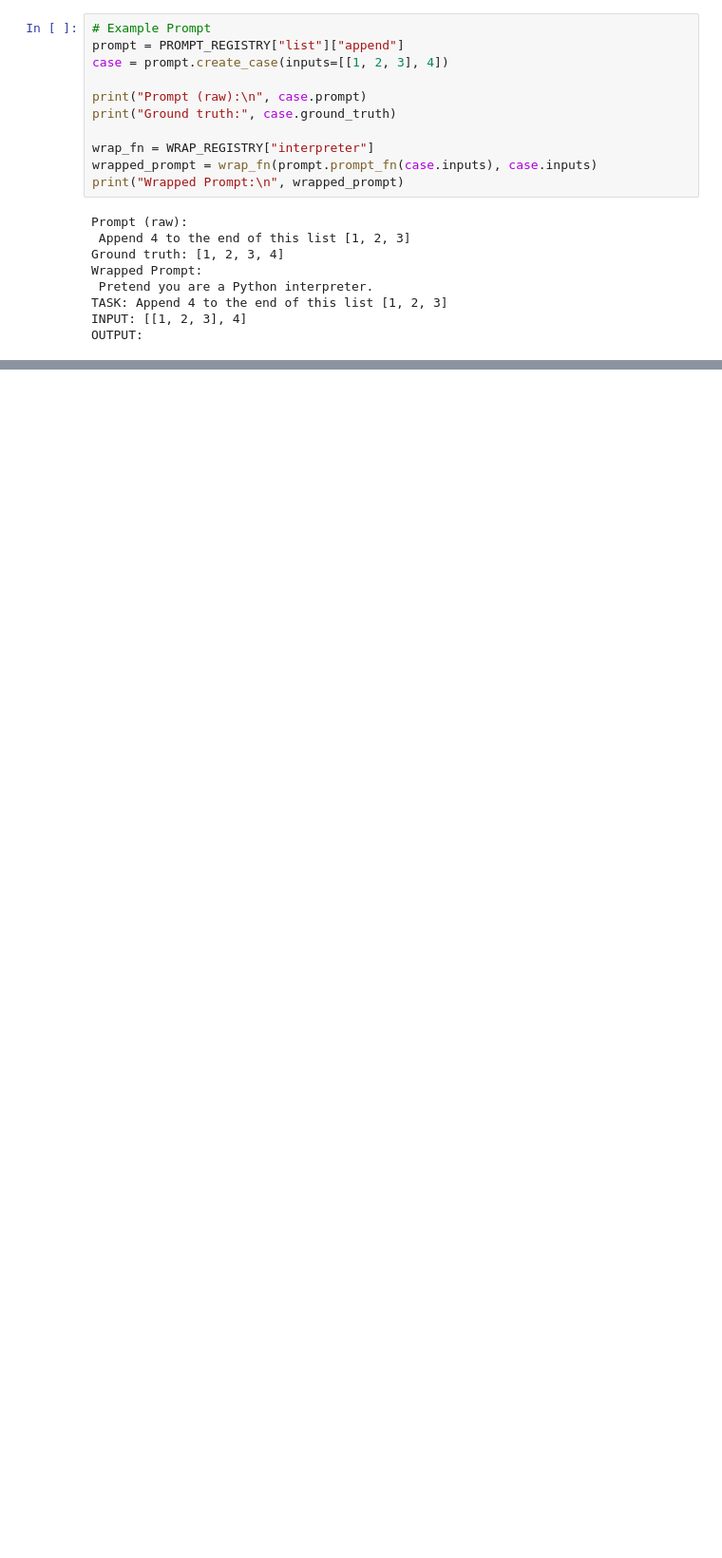
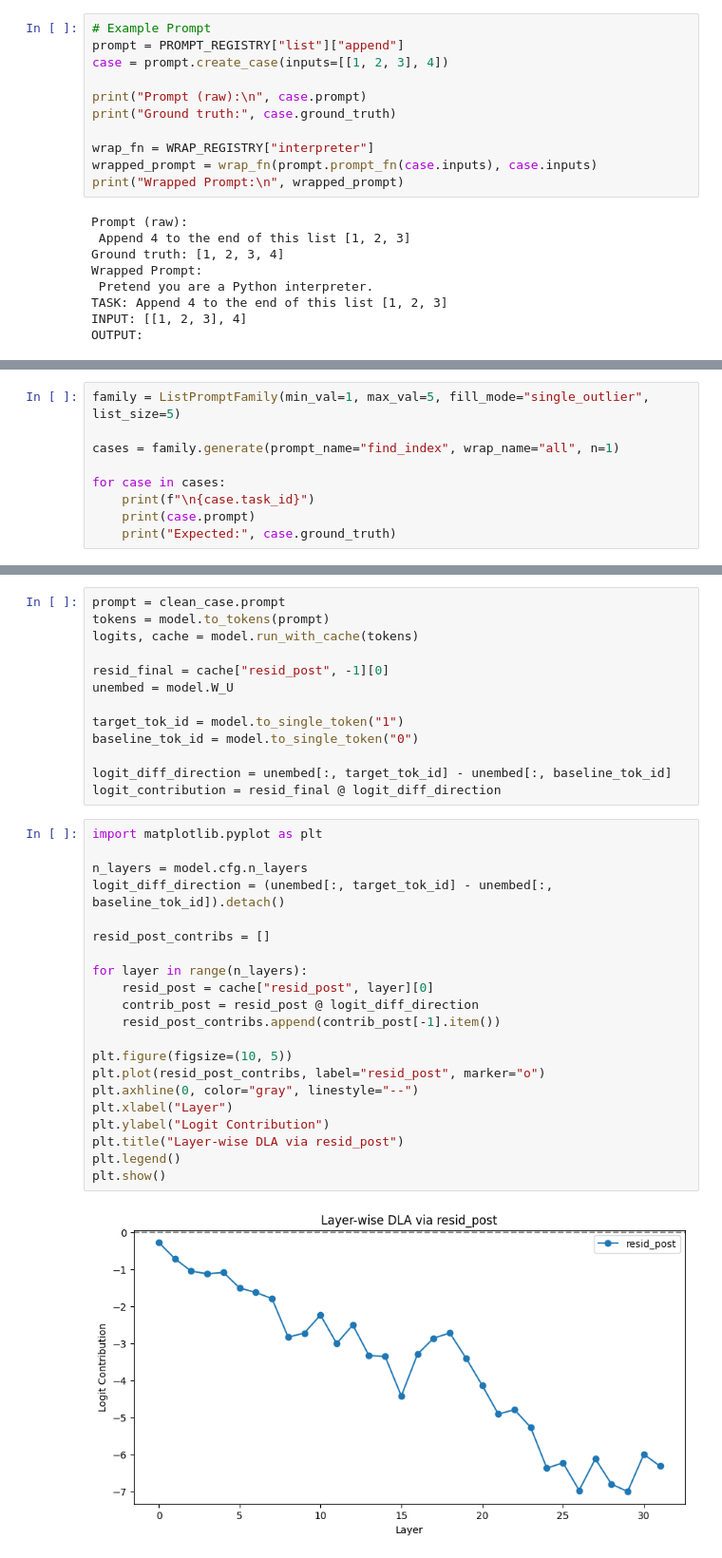
Before and after one commit to AkashSingirikonda/mechinterp2222, a Jupyter notebook: utils/prompt_demo.ipynb, the cells around one changed output, grey strips where cells are left out. Shown: that part at 95% size. Saved outputs shown, nothing was run; the diff lists cells and outputs as text; blank space fills up the shorter version.

```diff
--- a/utils/prompt_demo.ipynb
+++ b/utils/prompt_demo.ipynb
@@ -128,0 +130,9 @@ Expected: [2, 1, 0]
+# %%
+family = ListPromptFamily(min_val=1, max_val=5, fill_mode="single_outlier", list_size=5)
+
+cases = family.generate(prompt_name="find_index", wrap_name="all", n=1)
+
+for case in cases:
+    print(f"\n{case.task_id}")
+    print(case.prompt)
+    print("Expected:", case.ground_truth)
@@ -128,0 +205,36 @@ Expected: [2, 1, 0]
+# %%
+prompt = clean_case.prompt
+tokens = model.to_tokens(prompt)
+logits, cache = model.run_with_cache(tokens)
+
+resid_final = cache["resid_post", -1][0]
+unembed = model.W_U
+
+target_tok_id = model.to_single_token("1")
+baseline_tok_id = model.to_single_token("0")
+
+logit_diff_direction = unembed[:, target_tok_id] - unembed[:, baseline_tok_id]
+logit_contribution = resid_final @ logit_diff_direction
+# %%
+import matplotlib.pyplot as plt
+
+n_layers = model.cfg.n_layers
+logit_diff_direction = (unembed[:, target_tok_id] - unembed[:, baseline_tok_id]).detach()
+
+resid_post_contribs = []
+
+for layer in range(n_layers):
+    resid_post = cache["resid_post", layer][0]
+    contrib_post = resid_post @ logit_diff_direction
+    resid_post_contribs.append(contrib_post[-1].item())
+
+plt.figure(figsize=(10, 5))
+plt.plot(resid_post_contribs, label="resid_post", marker="o")
+plt.axhline(0, color="gray", linestyle="--")
+plt.xlabel("Layer")
+plt.ylabel("Logit Contribution")
+plt.title("Layer-wise DLA via resid_post")
+plt.legend()
+plt.show()
+# %% [output]
+[figure, added]
```
Also changed, not shown: parts of 13 cells of this notebook, 4 other files.
